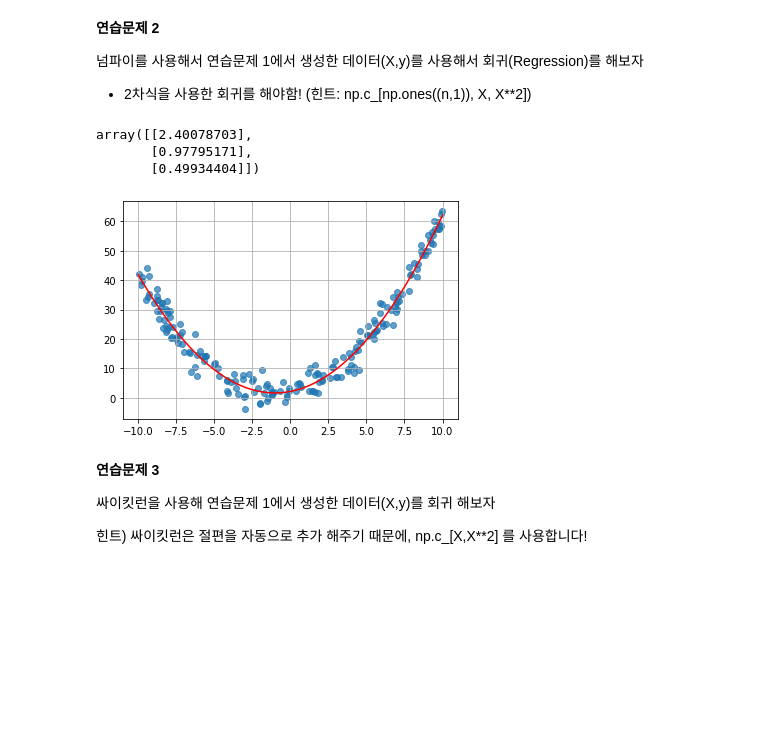
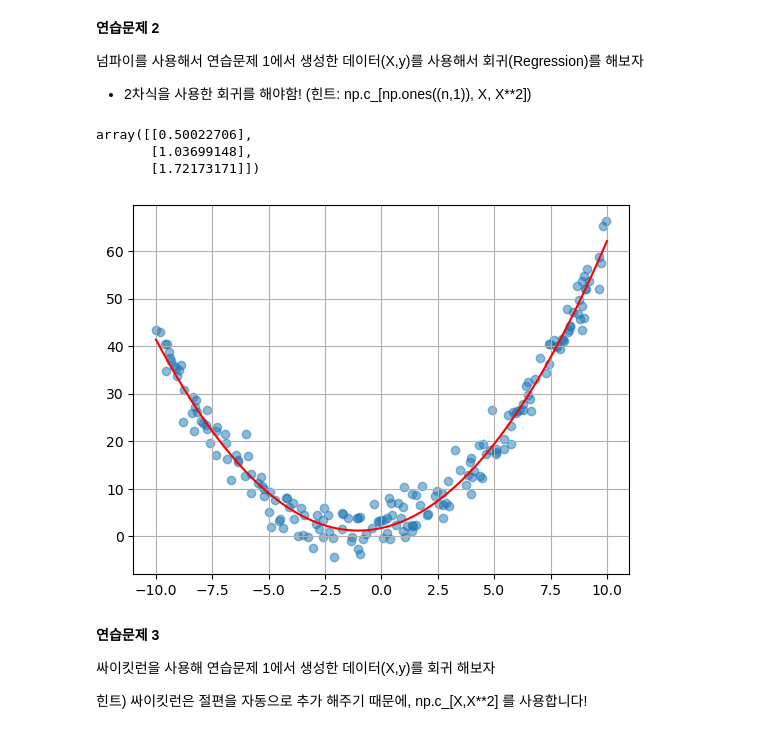
Before and after one commit to Je-Hyeon/FRstudy, a Jupyter notebook: 학기중_스터디/week1/1주차스터디_과제답안.ipynb, the cells around one changed output. Drawn from its saved outputs; the diff is of its cells as text; code cells hidden in the pictures; blank space fills up the shorter version.

```diff
--- a/학기중_스터디/week1/1주차스터디_과제답안.ipynb
+++ b/학기중_스터디/week1/1주차스터디_과제답안.ipynb
@@ -61,28 +61,28 @@ plt.scatter(X,y);
 n = 200
 
 # 왜 이런 순서로 풀리는 지 설명해야 한다
-X_b = np.c_[np.ones((n,1)), X,X**2]
+X_b = np.c_[X**2,X, np.ones((n,1))]
 
 theta = np.linalg.inv(X_b.T.dot(X_b)).dot(X_b.T).dot(y)
 
 theta
 # %% [output]
-array([[2.40078703],
-       [0.97795171],
-       [0.49934404]])
+array([[0.50022706],
+       [1.03699148],
+       [1.72173171]])
 # %%
 # 연습문제 2 시각화
-X2 = np.linspace(-10,10,200)
-X_b2 = np.c_[np.ones((200,1)), X2, X2**2]
+X2 = np.linspace(-10,10,100)
+X_b2 = np.c_[np.ones((100,1)), X2, X2**2]
 
 fitted_value = X_b2.dot(theta)
 
 # plot으로 나타내자
-plt.scatter(X,y, alpha=0.7)
+plt.scatter(X,y, alpha=0.5)
 plt.plot(X2,fitted_value, c='r')
 plt.grid();
 # %% [output]
-[figure, old version]
+[figure, new version]
 # %% [markdown]
 **연습문제 3**
 
```
Also changed, not shown: parts of 4 cells of this notebook, 5 other files.
